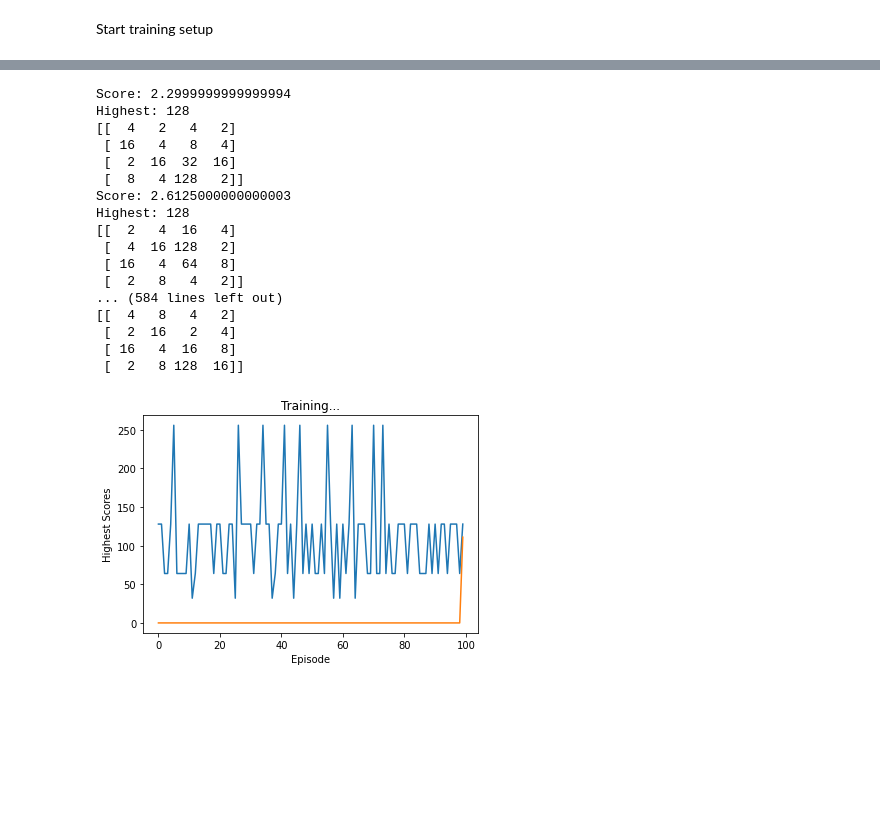
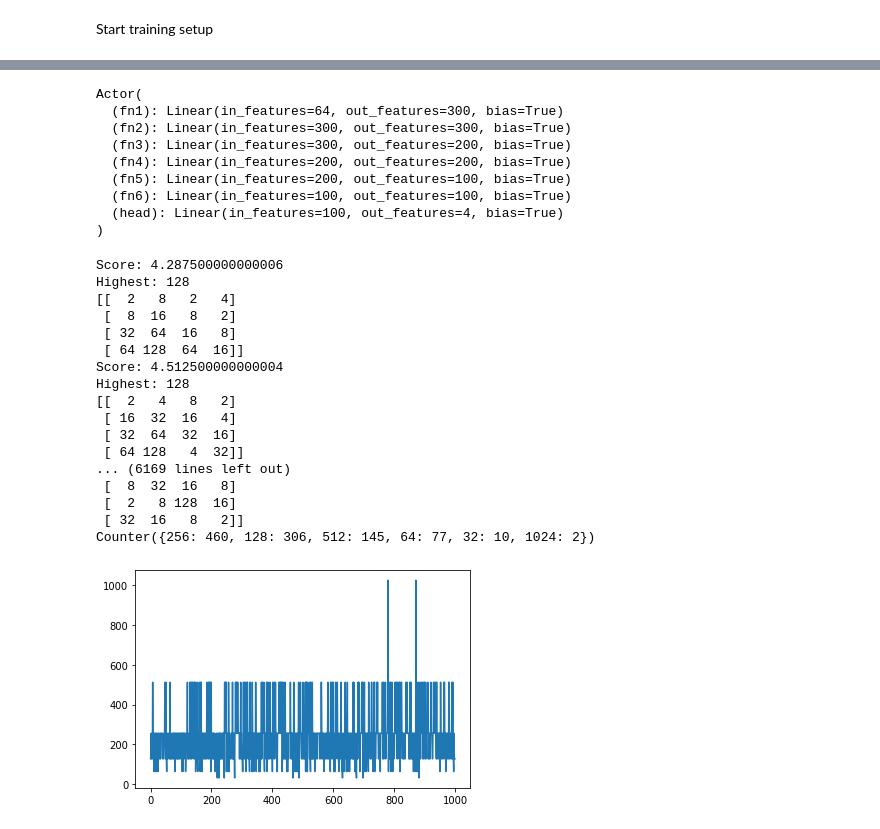
Before and after one commit to mandark97/2048Solver, a Jupyter notebook: A2C.ipynb, the cells around one changed output, grey strips where cells are left out. Drawn from its saved outputs; the diff is of its cells as text; code cells hidden in the pictures; blank space fills up the shorter version.

```diff
--- a/A2C.ipynb
+++ b/A2C.ipynb
@@ -216,8 +216,8 @@ def evaluate(steps):
             action = dist.sample()
             board, reward, done, info = env.step(action.item())
             steps_done += 1
-            if done or steps_done > 2000:
-                if steps_done > 2000:
+            if done or steps_done > 10000:
+                if steps_done > 10000:
                     print("max steps reached")
                 env.render()
                 episode_scores.append(env.score)
@@ -294,0 +287,14 @@ KeyboardInterrupt:
+# %%
+import torch
+model = torch.load("runs/a2c1/9/actor.pt")
+model.eval()
+# %% [output]
+Actor(
+  (fn1): Linear(in_features=64, out_features=300, bias=True)
+  (fn2): Linear(in_features=300, out_features=300, bias=True)
+  (fn3): Linear(in_features=300, out_features=200, bias=True)
+  (fn4): Linear(in_features=200, out_features=200, bias=True)
+  (fn5): Linear(in_features=200, out_features=100, bias=True)
+  (fn6): Linear(in_features=100, out_features=100, bias=True)
+  (head): Linear(in_features=100, out_features=4, bias=True)
+)
@@ -295,24 +303,24 @@ KeyboardInterrupt:
 # %%
-evaluate(100)
+evaluate(1000)
 # %% [output]
-Score: 2.2999999999999994
+Score: 4.287500000000006
 Highest: 128
-[[  4   2   4   2]
- [ 16   4   8   4]
- [  2  16  32  16]
- [  8   4 128   2]]
-Score: 2.6125000000000003
+[[  2   8   2   4]
+ [  8  16   8   2]
+ [ 32  64  16   8]
+ [ 64 128  64  16]]
+Score: 4.512500000000004
 Highest: 128
-[[  2   4  16   4]
- [  4  16 128   2]
- [ 16   4  64   8]
- [  2   8   4   2]]
-... (584 lines left out)
-[[  4   8   4   2]
- [  2  16   2   4]
- [ 16   4  16   8]
- [  2   8 128  16]]
+[[  2   4   8   2]
+ [ 16  32  16   4]
+ [ 32  64  32  16]
+ [ 64 128   4  32]]
+... (6169 lines left out)
+ [  8  32  16   8]
+ [  2   8 128  16]
+ [ 32  16   8   2]]
+Counter({256: 460, 128: 306, 512: 145, 64: 77, 32: 10, 1024: 2})
-[figure, old version]
+[figure, new version]
 # %%
 class Reward2():
     @staticmethod
```
Also changed, not shown: parts of 8 cells of this notebook, 7 other files.
